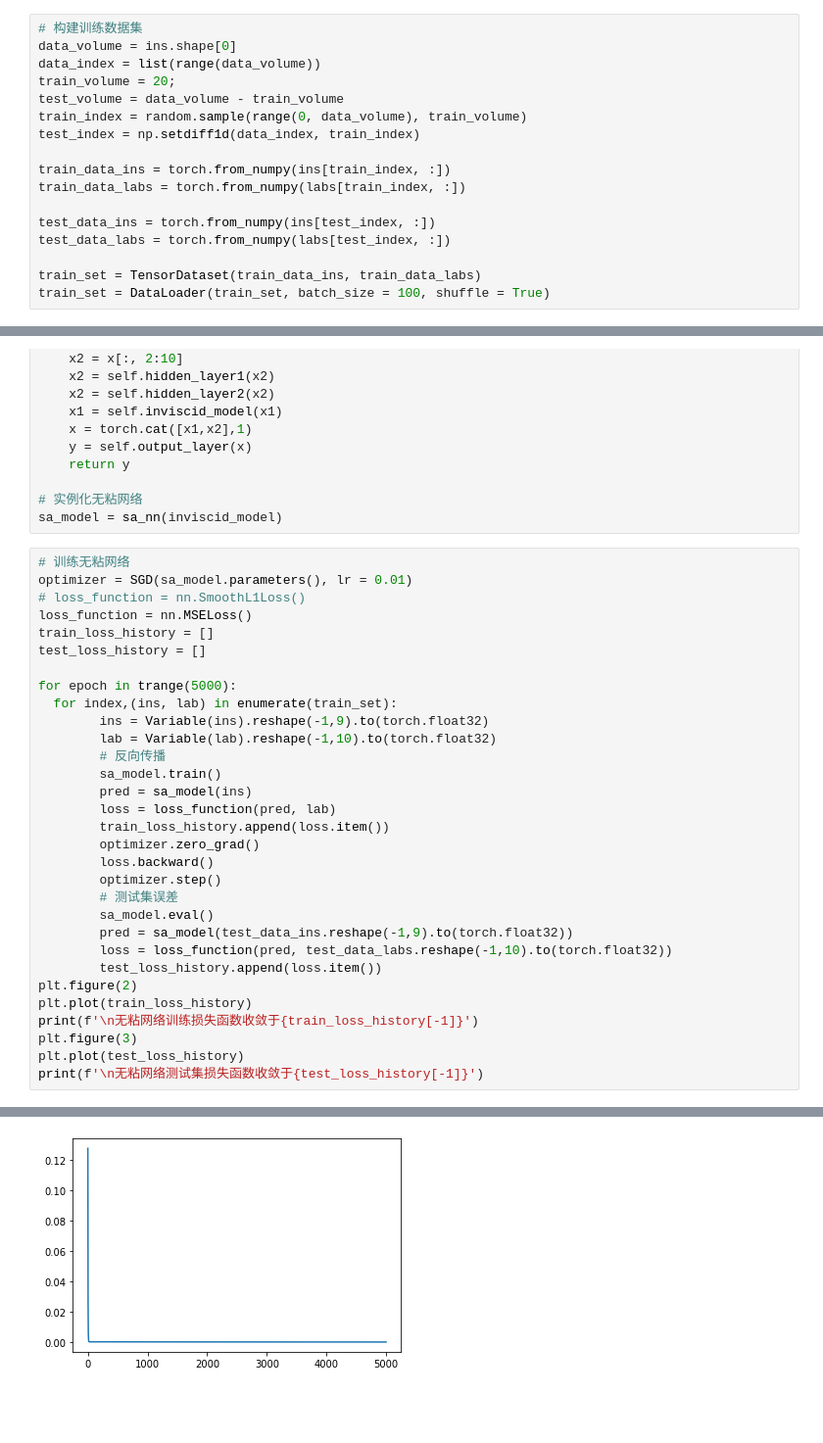
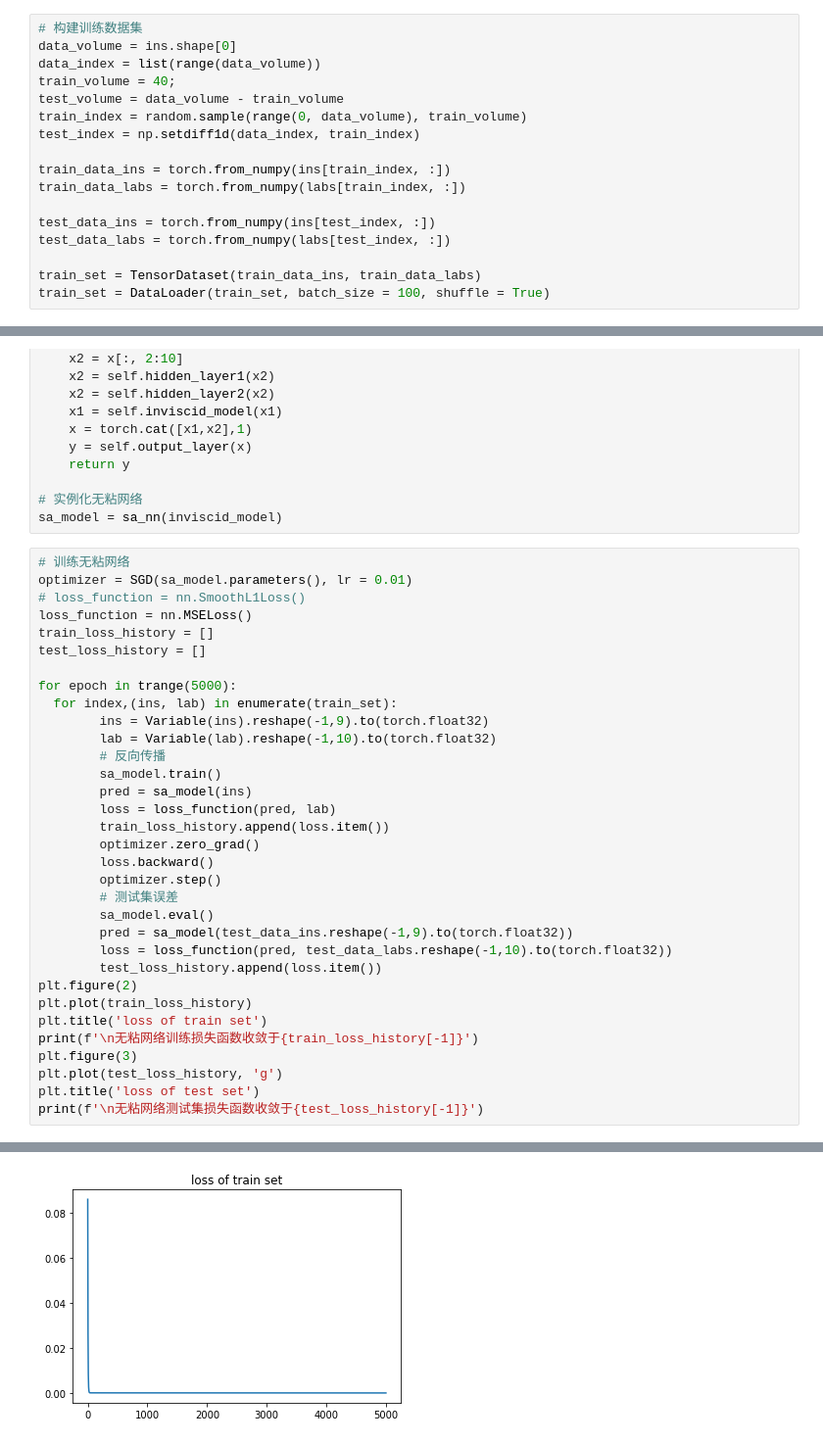
Before and after one commit to bominwang/inviscid-viscid-flow-correct-neural-network, a Jupyter notebook: HB_2_SURFACE_PRESSURE_PRED.ipynb, the cells around one changed output, grey strips where cells are left out. Shown at 98% size. Drawn from its saved outputs; the diff is of its cells as text; blank space fills up the shorter version.

```diff
--- a/HB_2_SURFACE_PRESSURE_PRED.ipynb
+++ b/HB_2_SURFACE_PRESSURE_PRED.ipynb
@@ -250,7 +252,7 @@ for i in range(data_size):
 # 构建训练数据集
 data_volume = ins.shape[0]
 data_index = list(range(data_volume))
-train_volume = 20;
+train_volume = 40;
 test_volume = data_volume - train_volume
 train_index = random.sample(range(0, data_volume), train_volume)
 test_index = np.setdiff1d(data_index, train_index)
@@ -322,8 +324,10 @@ for epoch in trange(5000):
         test_loss_history.append(loss.item())
 plt.figure(2)
 plt.plot(train_loss_history)
+plt.title('loss of train set')
 print(f'\n无粘网络训练损失函数收敛于{train_loss_history[-1]}')
 plt.figure(3)
-plt.plot(test_loss_history)
+plt.plot(test_loss_history, 'g')
+plt.title('loss of test set')
 print(f'\n无粘网络测试集损失函数收敛于{test_loss_history[-1]}')
 # %% [output]
@@ -333 +337 @@ print(f'\n无粘网络测试集损失函数收敛于{test_loss_history[-1]}')
-[figure, old version]
+[figure, new version]
```
Also changed, not shown: parts of 4 cells of this notebook.
